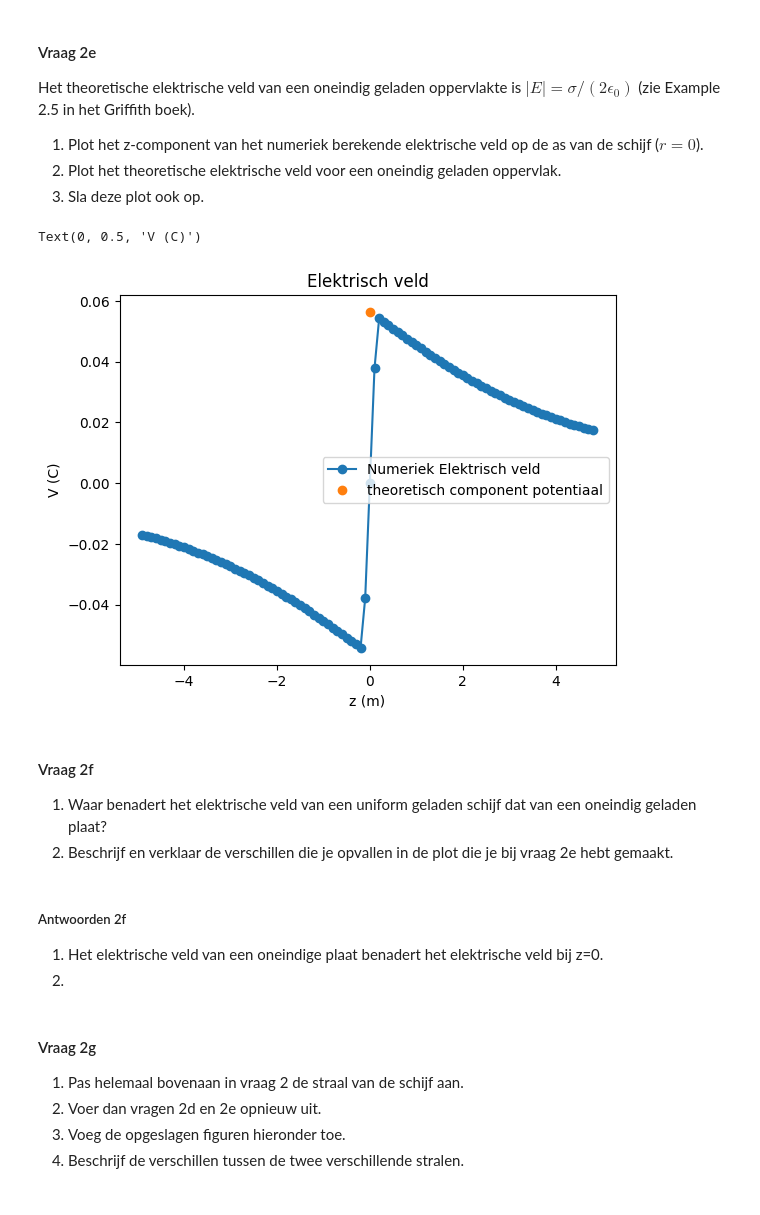
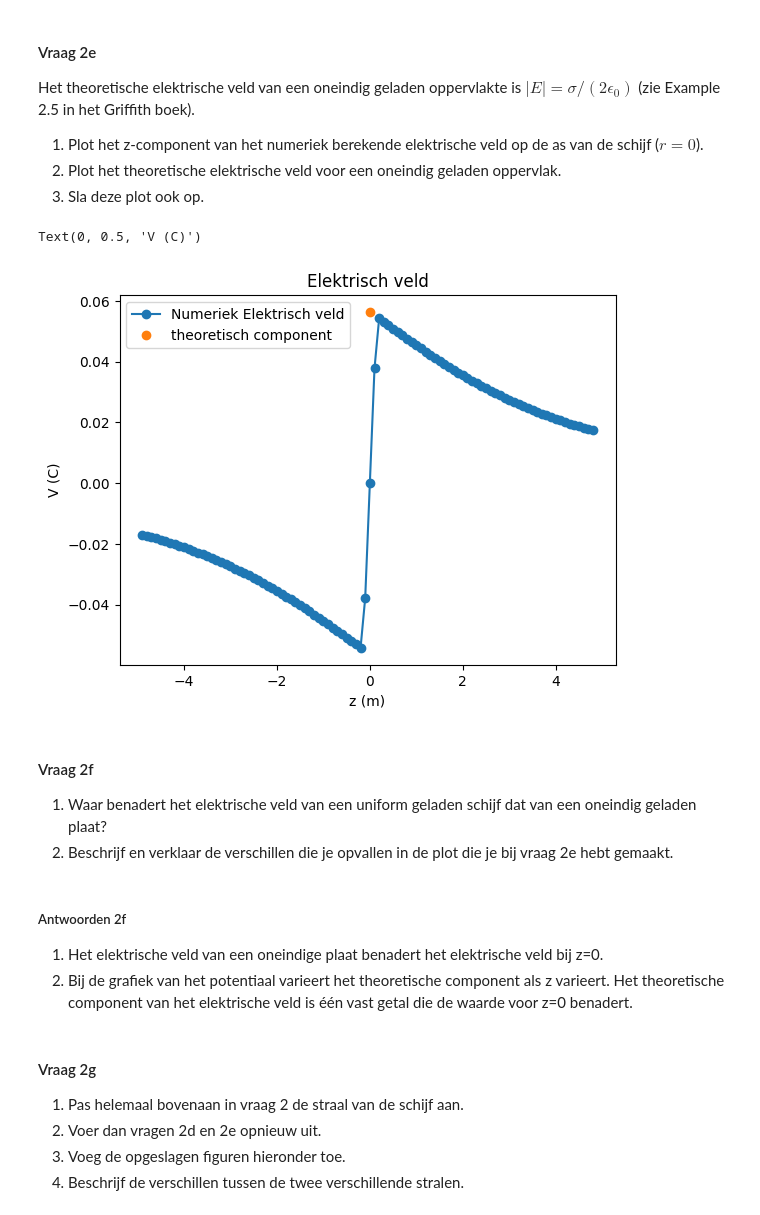
Before and after one commit to rstaasTUD/opdrachten-DEF-D-R-Staas, a Jupyter notebook: DigitaleOntwerpopdrachten/1CondensatorOpdracht/CondensatorOntwerpopdracht.ipynb, the cells around one changed output. Drawn from its saved outputs; the diff is of its cells as text; code cells hidden in the pictures.

```diff
--- a/DigitaleOntwerpopdrachten/1CondensatorOpdracht/CondensatorOntwerpopdracht.ipynb
+++ b/DigitaleOntwerpopdrachten/1CondensatorOpdracht/CondensatorOntwerpopdracht.ipynb
@@ -270,15 +270,15 @@ Het theoretische elektrische veld van een oneindig geladen oppervlakte is $|E| =
 # %%
 
 plt.figure()
 plt.title(f"Elektrisch veld")
 plt.plot(z_for_E, Ez[:,0], "o-", label="Numeriek Elektrisch veld")
-plt.plot(0, sigma/(2*epsilon0), "o", label="theoretisch component potentiaal")
+plt.plot(0, sigma/(2*epsilon0), "o", label="theoretisch component")
 plt.legend()
 plt.xlabel("z (m)")
 plt.ylabel("V (C)")
 # %% [output]
 Text(0, 0.5, 'V (C)')
-[figure, old version]
+[figure, new version]
 # %% [markdown]
 #### Vraag 2f
 1. Waar benadert het elektrische veld van een uniform geladen schijf dat van een oneindig geladen plaat?
@@ -287,7 +287,7 @@ Text(0, 0.5, 'V (C)')
 ##### Antwoorden 2f
 
 1. Het elektrische veld van een oneindige plaat benadert het elektrische veld bij z=0.
-2.
+2. Bij de grafiek van het potentiaal varieert het theoretische component als z varieert. Het theoretische component van het elektrische veld is één vast getal die de waarde voor z=0 benadert.
 # %% [markdown]
 #### Vraag 2g
 
```
Also changed, not shown: parts of 1 cell of this notebook, 3 other files.
